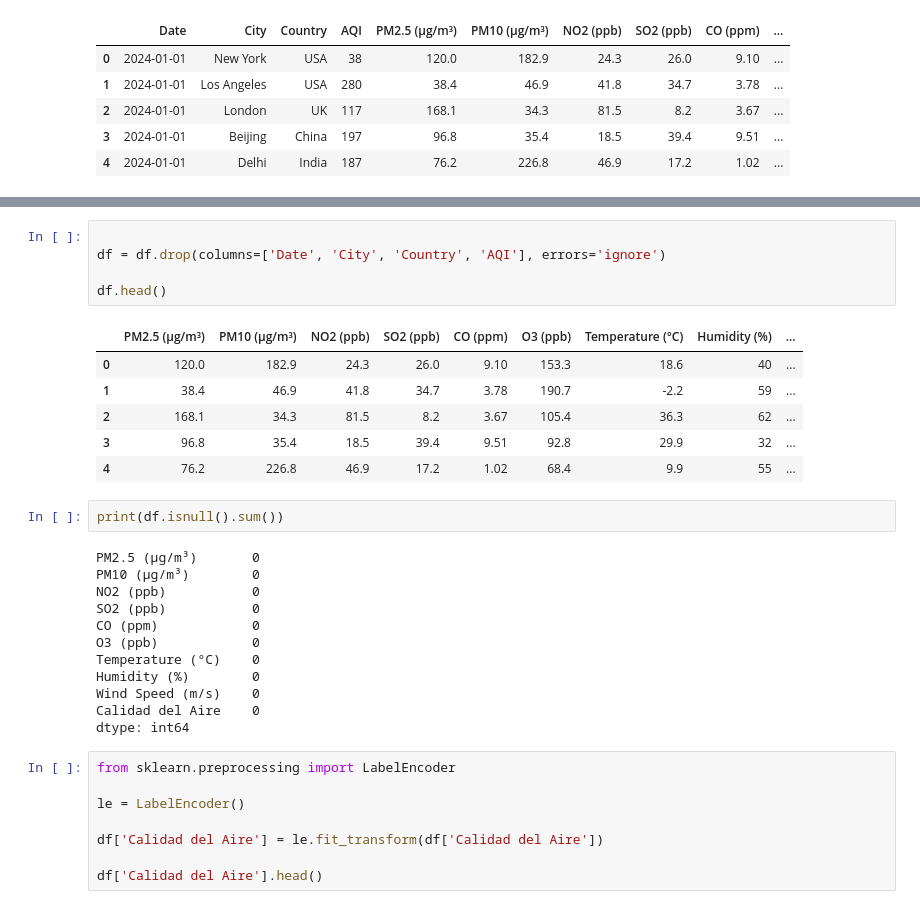
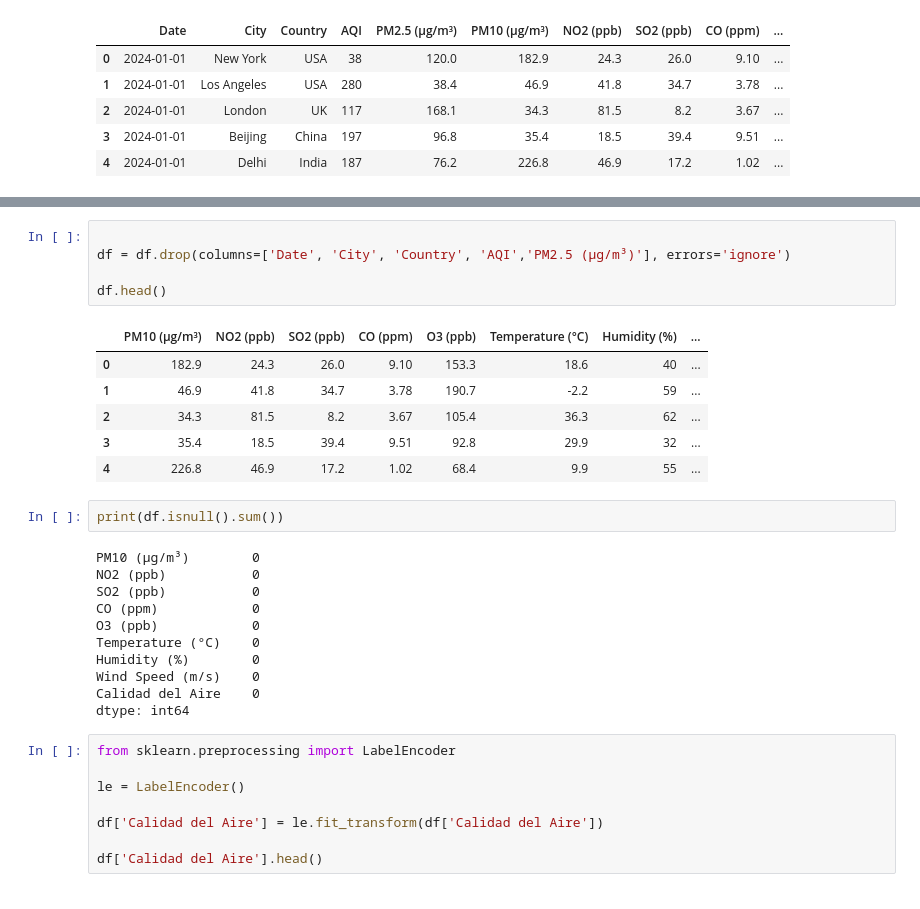
Before and after one commit to mbarragan744/proyecto-IA, a Jupyter notebook: proyecto.ipynb, the cells around one changed output, grey strips where cells are left out. Drawn from its saved outputs; the diff is of its cells as text.

```diff
--- a/proyecto.ipynb
+++ b/proyecto.ipynb
@@ -62,20 +56,19 @@ df
 3660 rows × 14 columns
 # %%
 
-df = df.drop(columns=['Date', 'City', 'Country', 'AQI'], errors='ignore')
+df = df.drop(columns=['Date', 'City', 'Country', 'AQI','PM2.5 (µg/m³)'], errors='ignore')
 
 df.head()
 # %% [output]
-|  | PM2.5 (µg/m³) | PM10 (µg/m³) | NO2 (ppb) | SO2 (ppb) | CO (ppm) | O3 (ppb) | Temperature (°C) | Humidity (%) | ... |
-| 0 | 120.0 | 182.9 | 24.3 | 26.0 | 9.10 | 153.3 | 18.6 | 40 | ... |
-| 1 | 38.4 | 46.9 | 41.8 | 34.7 | 3.78 | 190.7 | -2.2 | 59 | ... |
-| 2 | 168.1 | 34.3 | 81.5 | 8.2 | 3.67 | 105.4 | 36.3 | 62 | ... |
-| 3 | 96.8 | 35.4 | 18.5 | 39.4 | 9.51 | 92.8 | 29.9 | 32 | ... |
-| 4 | 76.2 | 226.8 | 46.9 | 17.2 | 1.02 | 68.4 | 9.9 | 55 | ... |
+|  | PM10 (µg/m³) | NO2 (ppb) | SO2 (ppb) | CO (ppm) | O3 (ppb) | Temperature (°C) | Humidity (%) | ... |
+| 0 | 182.9 | 24.3 | 26.0 | 9.10 | 153.3 | 18.6 | 40 | ... |
+| 1 | 46.9 | 41.8 | 34.7 | 3.78 | 190.7 | -2.2 | 59 | ... |
+| 2 | 34.3 | 81.5 | 8.2 | 3.67 | 105.4 | 36.3 | 62 | ... |
+| 3 | 35.4 | 18.5 | 39.4 | 9.51 | 92.8 | 29.9 | 32 | ... |
+| 4 | 226.8 | 46.9 | 17.2 | 1.02 | 68.4 | 9.9 | 55 | ... |
 # %%
 print(df.isnull().sum())
 # %% [output]
-PM2.5 (µg/m³)       0
 PM10 (µg/m³)        0
 NO2 (ppb)           0
 SO2 (ppb)           0
```
Also changed, not shown: parts of 11 cells of this notebook.
